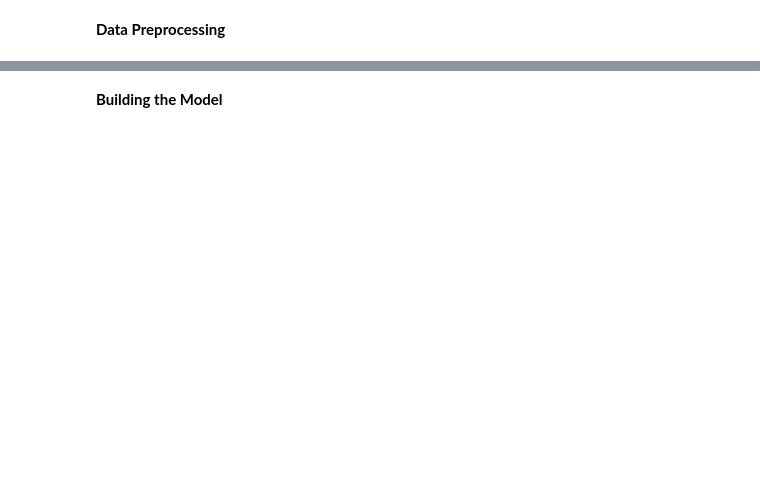
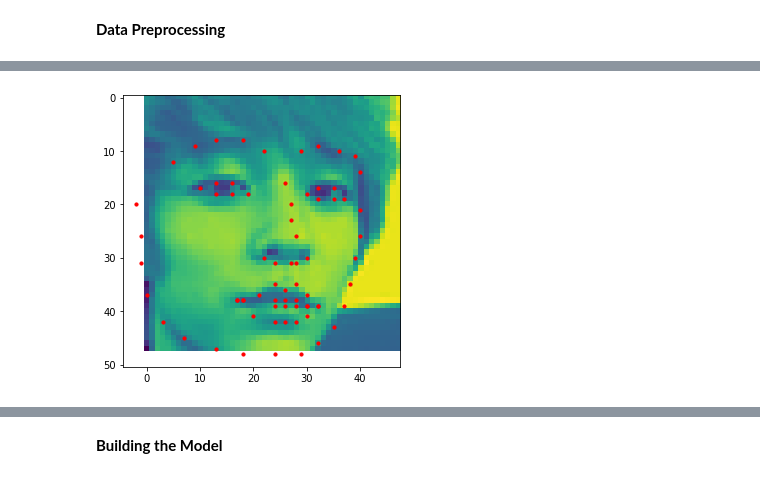
Before and after one commit to nuha14m/facemask-emotion-recognition, a Jupyter notebook: facemask_emotion.ipynb, the cells around one changed output, grey strips where cells are left out. Cells and saved outputs as stored; diff of their text form; code cells hidden in the pictures; blank space fills up the shorter version.

```diff
--- a/facemask_emotion.ipynb
+++ b/facemask_emotion.ipynb
@@ -44,0 +56,18 @@ width, height = 48, 48
+# %%
+import face_recognition
+def show_landmarks(img):
+  face_landmarks = face_recognition.face_landmarks(img)
+  xs = []
+  ys = []
+  for landmark in face_landmarks:
+      for k, v in landmark.items():
+        xs += [x[0] for x in v]
+        ys += [x[1] for x in v]
+  fig, ax = plt.subplots()
+  fig.set_size_inches(5, 5)
+  ax.imshow(img)
+  ax.scatter(x=xs, y=ys, c='red', s=10)
+# %%
+show_landmarks(images[13])
+# %% [output]
+[figure, added]
```
Also changed, not shown: parts of 26 cells of this notebook.
